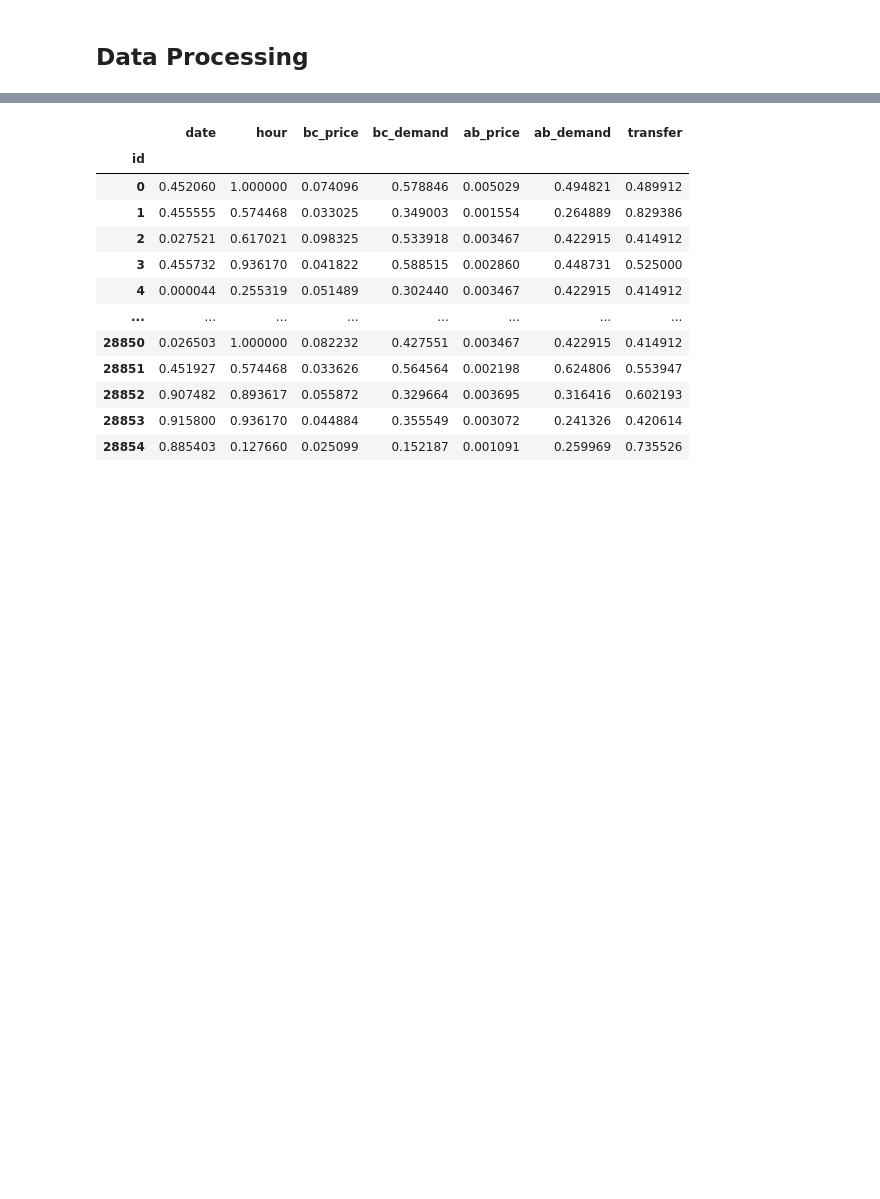
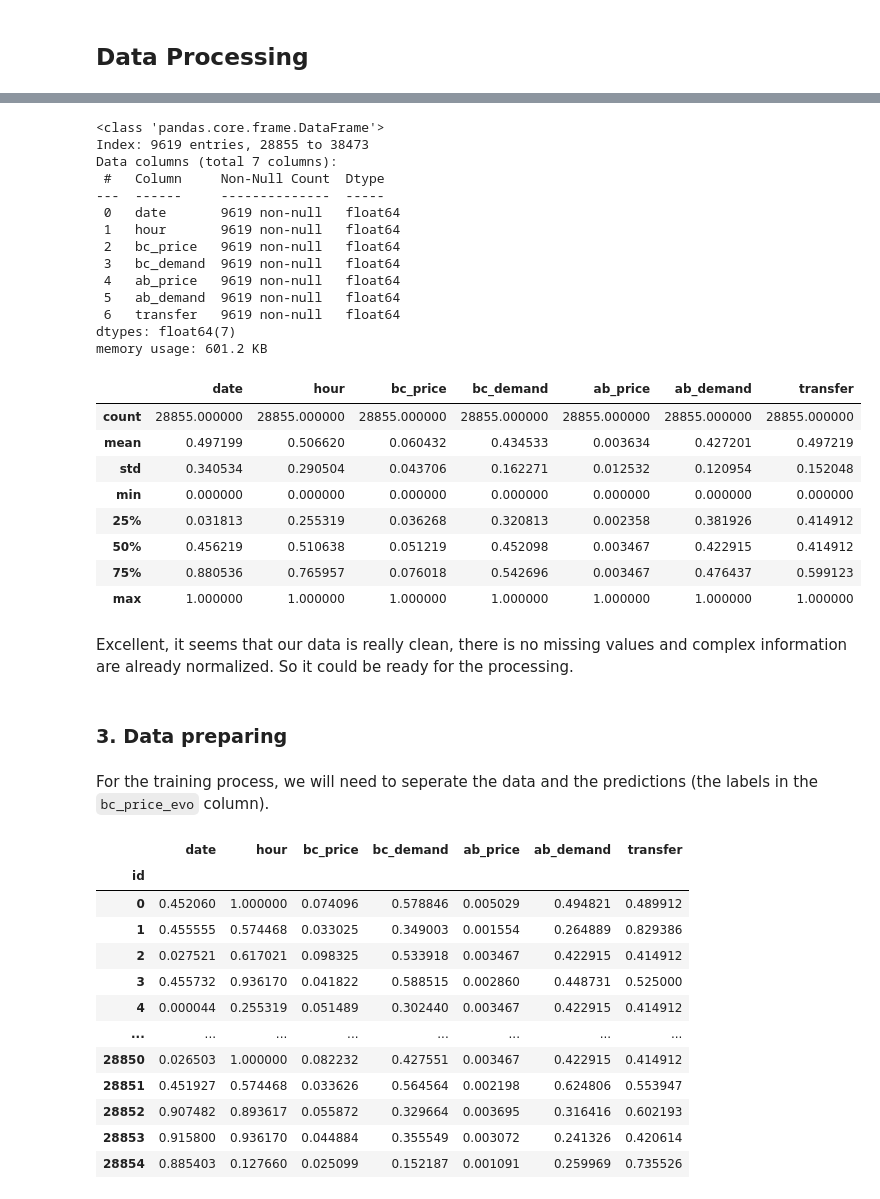
Before and after one commit to hexplosif/4IF-MACHINE-LEARNING, a Jupyter notebook: notebook/Classification.ipynb, the cells around one changed output, grey strips where cells are left out. Drawn from its saved outputs; the diff is of its cells as text; code cells hidden in the pictures; blank space fills up the shorter version.

```diff
--- a/notebook/Classification.ipynb
+++ b/notebook/Classification.ipynb
@@ -36,0 +71,3 @@ df_train_raw
+# %%
+df_test_raw = pd.read_csv(data_dir + 'test.csv', index_col=0)
+df_test_raw.head()
@@ -37,3 +126,36 @@ df_train_raw
+# %%
+df_test_raw.info()
+df_train_raw.describe()
+# %% [output]
+<class 'pandas.core.frame.DataFrame'>
+Index: 9619 entries, 28855 to 38473
+Data columns (total 7 columns):
+ #   Column     Non-Null Count  Dtype
+---  ------     --------------  -----
+ 0   date       9619 non-null   float64
+ 1   hour       9619 non-null   float64
+ 2   bc_price   9619 non-null   float64
+ 3   bc_demand  9619 non-null   float64
+ 4   ab_price   9619 non-null   float64
+ 5   ab_demand  9619 non-null   float64
+ 6   transfer   9619 non-null   float64
+dtypes: float64(7)
+memory usage: 601.2 KB
+|  | date | hour | bc_price | bc_demand | ab_price | ab_demand | transfer |
+| count | 28855.000000 | 28855.000000 | 28855.000000 | 28855.000000 | 28855.000000 | 28855.000000 | 28855.000000 |
+| mean | 0.497199 | 0.506620 | 0.060432 | 0.434533 | 0.003634 | 0.427201 | 0.497219 |
+| std | 0.340534 | 0.290504 | 0.043706 | 0.162271 | 0.012532 | 0.120954 | 0.152048 |
+| min | 0.000000 | 0.000000 | 0.000000 | 0.000000 | 0.000000 | 0.000000 | 0.000000 |
+| 25% | 0.031813 | 0.255319 | 0.036268 | 0.320813 | 0.002358 | 0.381926 | 0.414912 |
+| 50% | 0.456219 | 0.510638 | 0.051219 | 0.452098 | 0.003467 | 0.422915 | 0.414912 |
+| 75% | 0.880536 | 0.765957 | 0.076018 | 0.542696 | 0.003467 | 0.476437 | 0.599123 |
+| max | 1.000000 | 1.000000 | 1.000000 | 1.000000 | 1.000000 | 1.000000 | 1.000000 |
+# %% [markdown]
+Excellent, it seems that our data is really clean, there is no missing values and complex information are already normalized. So it could be ready for the processing.
+# %% [markdown]
+### 3. Data preparing
+# %% [markdown]
+For the training process, we will need to seperate the data and the predictions (the labels in the `bc_price_evo` column).
 # %%
 df_train = df_train_raw.drop(columns=['bc_price_evo'])
 df_train_labels = df_train_raw.loc[:, 'bc_price_evo'].copy()
```
Also changed, not shown: parts of 19 cells of this notebook, 1 other file.
